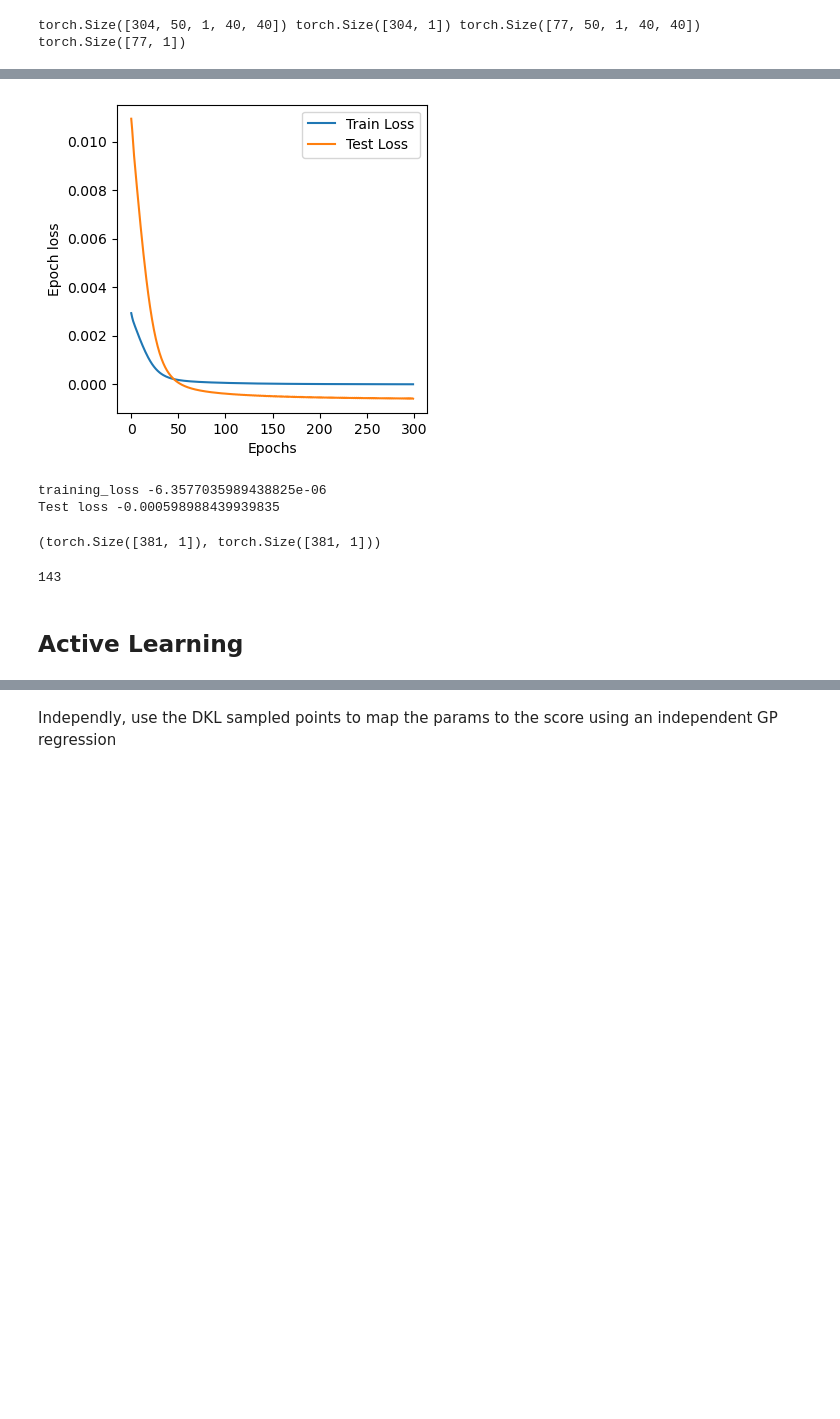
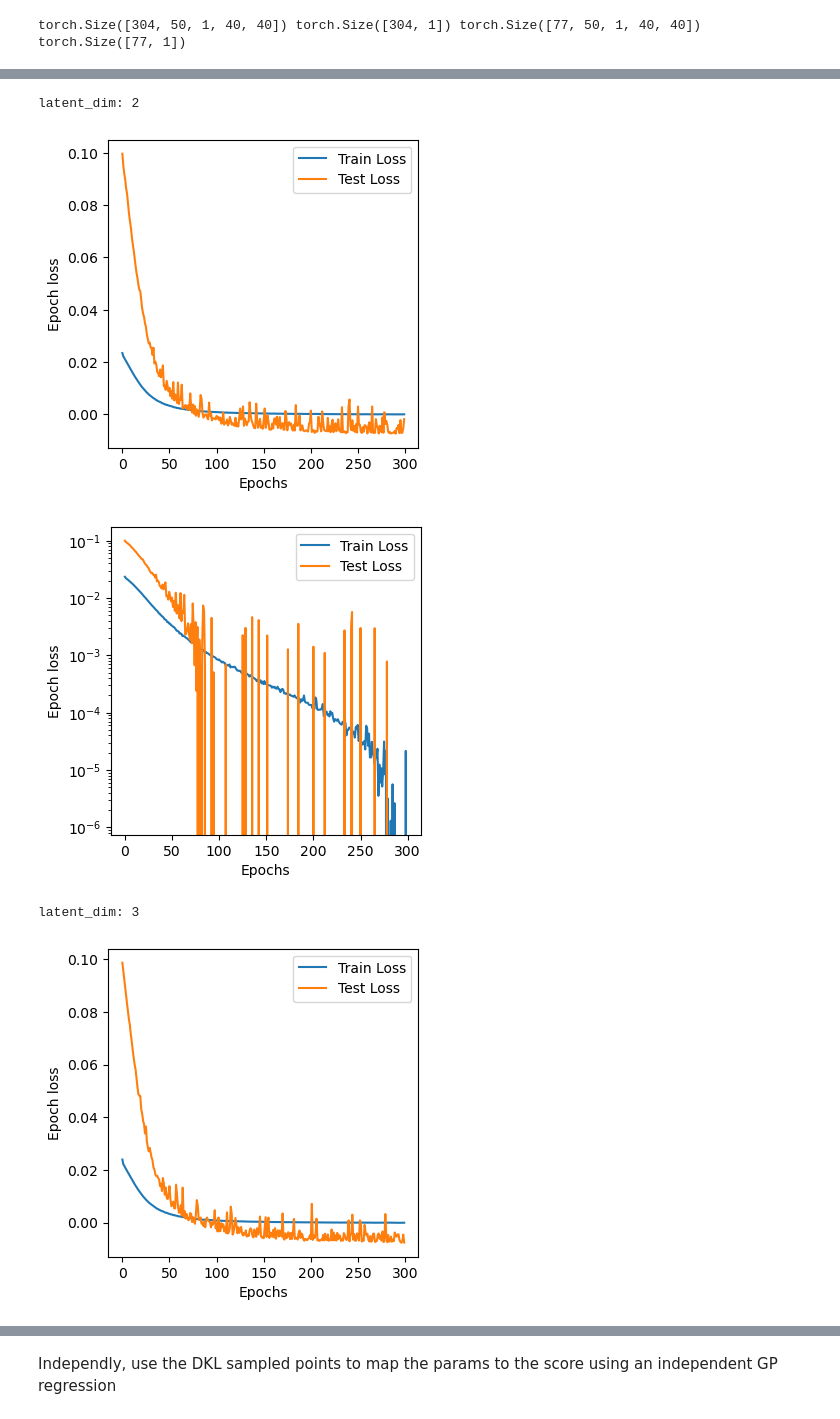
Before and after one commit to gnganesh99/ICCD_DKL, a Jupyter notebook: DKL_with_customCNN.ipynb, the cells around one changed output, grey strips where cells are left out. Cells and saved outputs as stored; diff of their text form; code cells hidden in the pictures; blank space fills up the shorter version.

```diff
--- a/DKL_with_customCNN.ipynb
+++ b/DKL_with_customCNN.ipynb
@@ -362,24 +583,27 @@ from custom_models import RCNN_FeatureExtractor
 # %%
 custom_nn = RCNN_FeatureExtractor(output_dim = 3)
-# %%
-model, training_loss, test_loss = train_test_custom_nn_DKL(train_dataset,test_dataset, custom_nn, num_epochs = 300, plot_loss = True, n_batches = 1)
-print("training_loss", training_loss[-1])
-print("Test loss", test_loss[-1])
-# %% [output]
-[figure, removed]
-training_loss -6.3577035989438825e-06
-Test loss -0.000598988439939835
-# %%
-y_means, y_vars = DKL_posterior(model, X)
-y_means.shape, y_vars.shape
-# %% [output]
-(torch.Size([381, 1]), torch.Size([381, 1]))
-# %%
-acq_ind, acq_val_max, Acq_vals = acq_fn_EI(y_means, y_vars, train_y)
-ind = np.random.choice(acq_ind)
-
-print(ind)
-# %% [output]
-143
-# %% [markdown]
-## Active Learning
+# %%
+latent_dims = [2, 3, 6, 8, 10, 16] # Try different latent dims
+n_epochs = 300
+J_train = []
+J_val = []
+
+for latent_dim in latent_dims:
+
+    train_X, test_X, train_params, test_params, train_y, test_y, train_indices, test_indices =train_test_split(X, params, y, indices, test_size=0.2, random_state=24)
+
+
+    train_dataset = TrainDataset(train_X, train_params, train_y, transform = None)
+    test_dataset = TrainDataset(test_X, test_params, test_y, transform = None)
+    custom_nn = RCNN_FeatureExtractor(output_dim = latent_dim)
+
+    print("latent_dim:", latent_dim)
+    model, training_loss, test_loss = train_test_custom_nn_DKL(train_dataset, test_dataset, custom_nn, lr_custom_nn = 0.01, lr_gp = 0.01, num_epochs = n_epochs, plot_loss = True, n_batches = 8)
+    J_train.append(training_loss), J_val.append(test_loss)
+    plot_training_loss(training_loss, test_loss)
+# %% [output]
+latent_dim: 2
+[figure, added]
+[figure, added]
+latent_dim: 3
+[figure, added]
```
Also changed, not shown: parts of 45 cells of this notebook, 6 other files.
